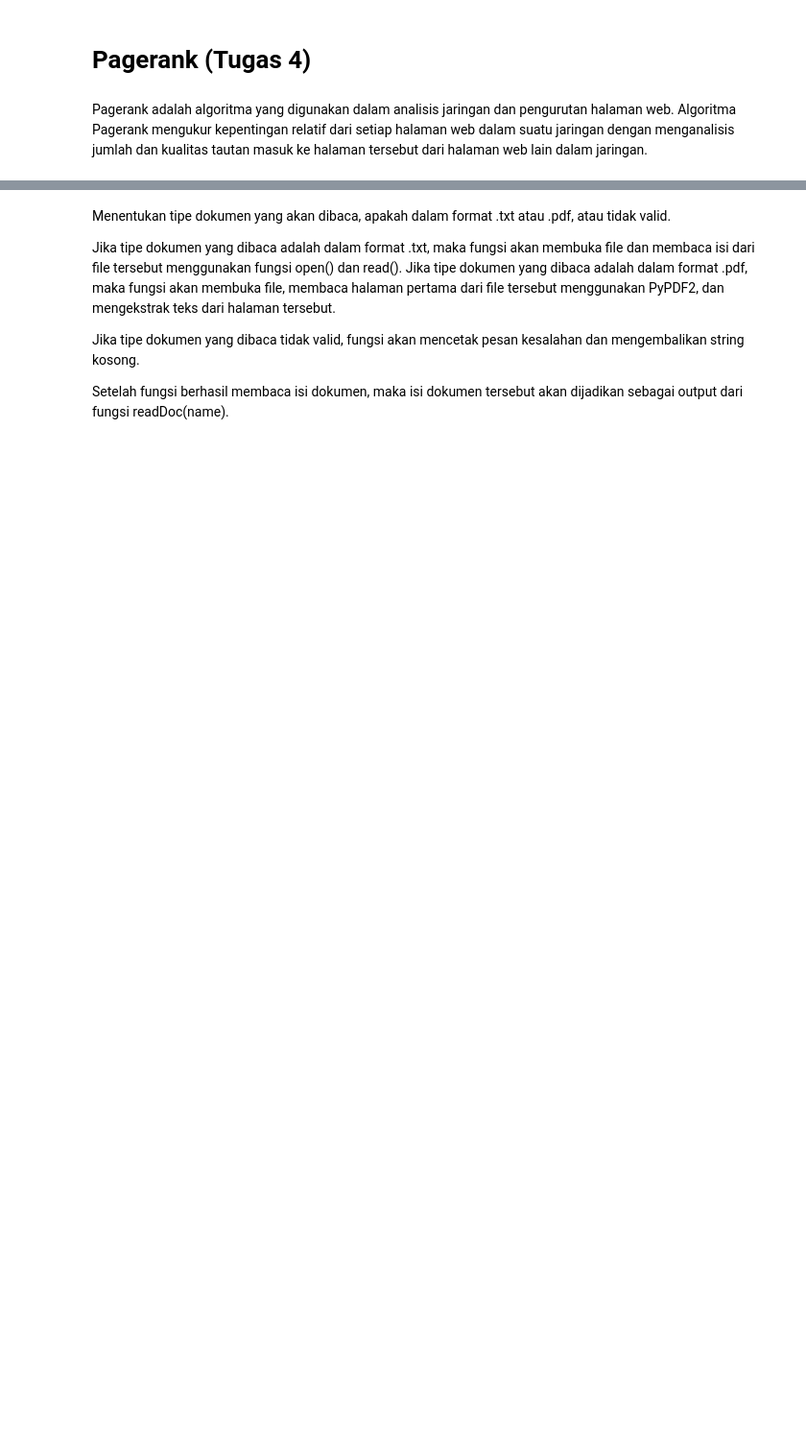
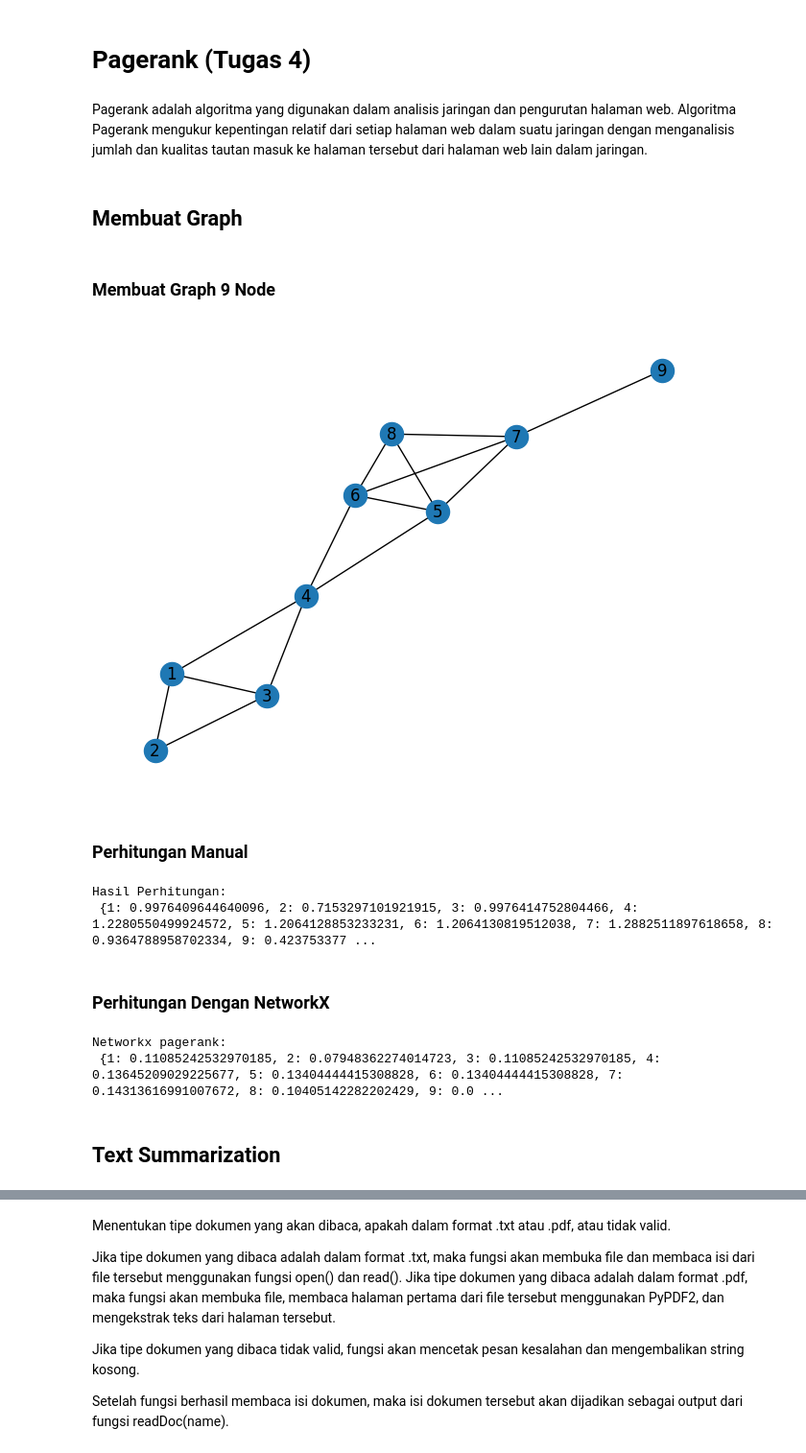
Before and after one commit to masaul/prosaindata, a Jupyter notebook: _sources/tugas4.ipynb, the cells around one changed output, grey strips where cells are left out. Shown at 96% size. Saved outputs shown, nothing was run; the diff lists cells and outputs as text; code cells hidden in the pictures; blank space fills up the shorter version.

```diff
--- a/_sources/tugas4.ipynb
+++ b/_sources/tugas4.ipynb
@@ -2,3 +2,5 @@
 # **Pagerank (Tugas 4)**
 # %% [markdown]
 Pagerank adalah algoritma yang digunakan dalam analisis jaringan dan pengurutan halaman web. Algoritma Pagerank mengukur kepentingan relatif dari setiap halaman web dalam suatu jaringan dengan menganalisis jumlah dan kualitas tautan masuk ke halaman tersebut dari halaman web lain dalam jaringan.
+# %% [markdown]
+## **Membuat Graph**
@@ -5,3 +11,46 @@ Pagerank adalah algoritma yang digunakan dalam analisis jaringan dan pengurutan
+# %% [markdown]
+### Membuat Graph 9 Node
+# %%
+G = nx.Graph()
+G.add_edges_from([(1,2),(1,3),(1,4),(2,3),(3,4),(4,5),(4,6),(5,6),(5,7),(5,8),(6,7),(6,8),(7,8),(7,9)])
+# %%
+nx.draw(G, with_labels=True)
+plt.show()
+# %% [output]
+[figure, added]
+# %% [markdown]
+### Perhitungan Manual
+# %%
+d = 0.85 # Damping factor
+max_iter = 100
+tolerance = 1.0e-6
+N = len(G.nodes())
+pagerank = dict.fromkeys(G.nodes(), 1.0/N)
+for i in range(max_iter):
+    diff = 0
+    for node in G.nodes():
+        rank = 1 - d
+        for neighbor in G.neighbors(node):
+            rank += d * pagerank[neighbor] / G.degree(neighbor)
+        diff += abs(pagerank[node] - rank)
+        pagerank[node] = rank
+    if diff < N * tolerance:
+        break
+
+print("Hasil Perhitungan:\n", pagerank)
+# %% [output]
+Hasil Perhitungan:
+ {1: 0.9976409644640096, 2: 0.7153297101921915, 3: 0.9976414752804466, 4: 1.2280550499924572, 5: 1.2064128853233231, 6: 1.2064130819512038, 7: 1.2882511897618658, 8: 0.9364788958702334, 9: 0.423753377 ...
+# %% [markdown]
+### Perhitungan Dengan NetworkX
+# %%
+pg = nx.pagerank(G, alpha=0.85)
+print("Networkx pagerank:\n", pg)
+# %% [output]
+Networkx pagerank:
+ {1: 0.11085242532970185, 2: 0.07948362274014723, 3: 0.11085242532970185, 4: 0.13645209029225677, 5: 0.13404444415308828, 6: 0.13404444415308828, 7: 0.14313616991007672, 8: 0.10405142282202429, 9: 0.0 ...
+# %% [markdown]
+## **Text Summarization**
 # %%
 !pip install PyPDF2
 !pip install docx2txt
```
Also changed, not shown: parts of 9 cells of this notebook, 3 other files.
